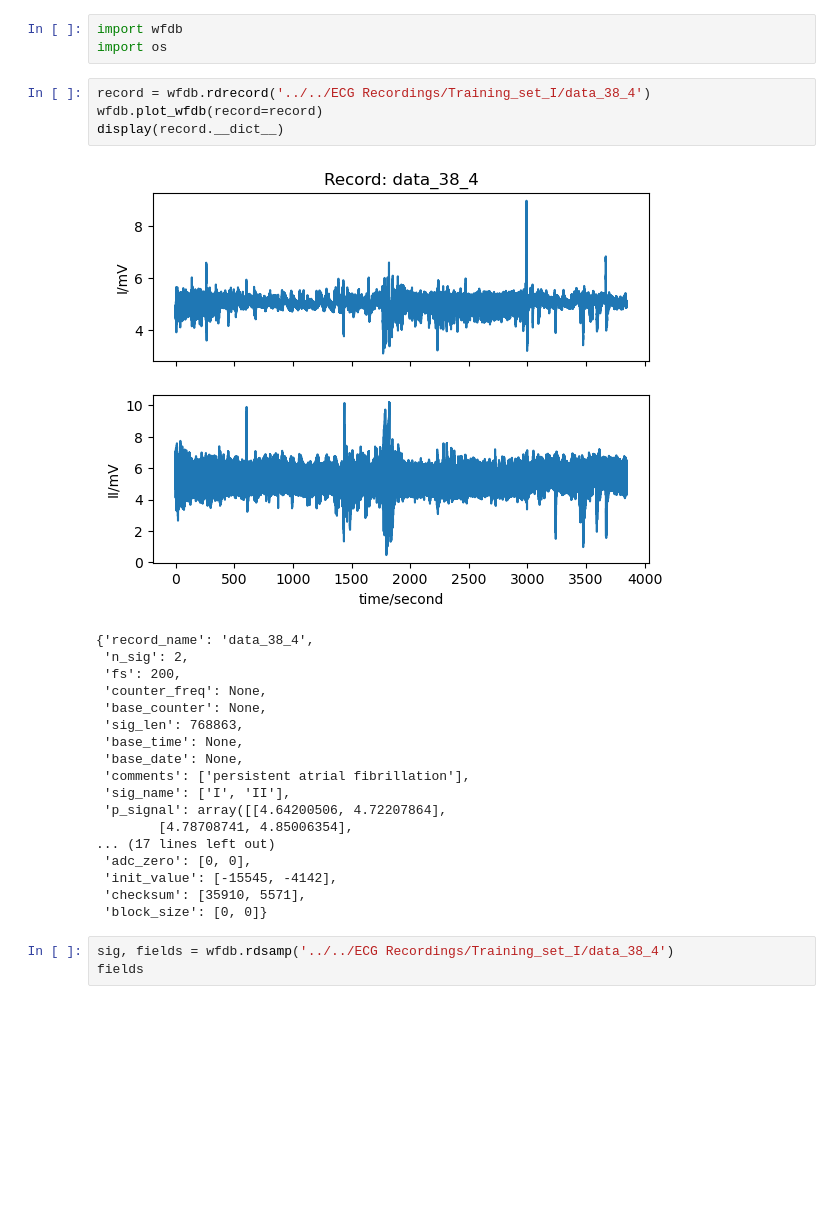
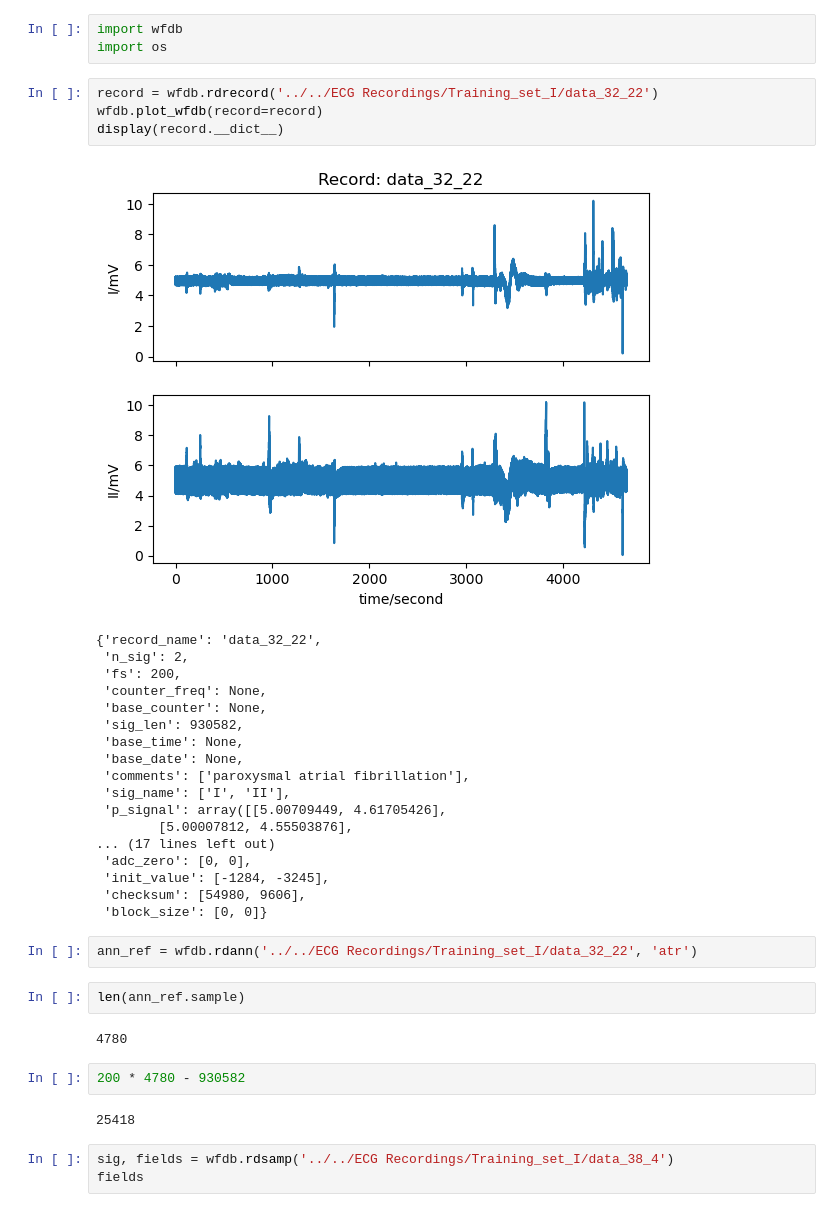
Before and after one commit to ImNotDarren/PAFEventsDetection, a Jupyter notebook: data_processing/data_analysis.ipynb, the cells around one changed output. Drawn from its saved outputs; the diff is of its cells as text; blank space fills up the shorter version.

```diff
--- a/data_processing/data_analysis.ipynb
+++ b/data_processing/data_analysis.ipynb
@@ -2,28 +2,38 @@
 import wfdb
 import os
 # %%
-record = wfdb.rdrecord('../../ECG Recordings/Training_set_I/data_38_4')
+record = wfdb.rdrecord('../../ECG Recordings/Training_set_I/data_32_22')
 wfdb.plot_wfdb(record=record)
 display(record.__dict__)
 # %% [output]
-[figure, old version]
+[figure, new version]
-{'record_name': 'data_38_4',
+{'record_name': 'data_32_22',
  'n_sig': 2,
  'fs': 200,
  'counter_freq': None,
  'base_counter': None,
- 'sig_len': 768863,
+ 'sig_len': 930582,
  'base_time': None,
  'base_date': None,
- 'comments': ['persistent atrial fibrillation'],
+ 'comments': ['paroxysmal atrial fibrillation'],
  'sig_name': ['I', 'II'],
- 'p_signal': array([[4.64200506, 4.72207864],
-        [4.78708741, 4.85006354],
+ 'p_signal': array([[5.00709449, 4.61705426],
+        [5.00007812, 4.55503876],
 ... (17 lines left out)
  'adc_zero': [0, 0],
- 'init_value': [-15545, -4142],
- 'checksum': [35910, 5571],
+ 'init_value': [-1284, -3245],
+ 'checksum': [54980, 9606],
  'block_size': [0, 0]}
+# %%
+ann_ref = wfdb.rdann('../../ECG Recordings/Training_set_I/data_32_22', 'atr')
+# %%
+len(ann_ref.sample)
+# %% [output]
+4780
+# %%
+200 * 4780 - 930582
+# %% [output]
+25418
 # %%
 sig, fields = wfdb.rdsamp('../../ECG Recordings/Training_set_I/data_38_4')
 fields
```
Also changed, not shown: 3 other files.
